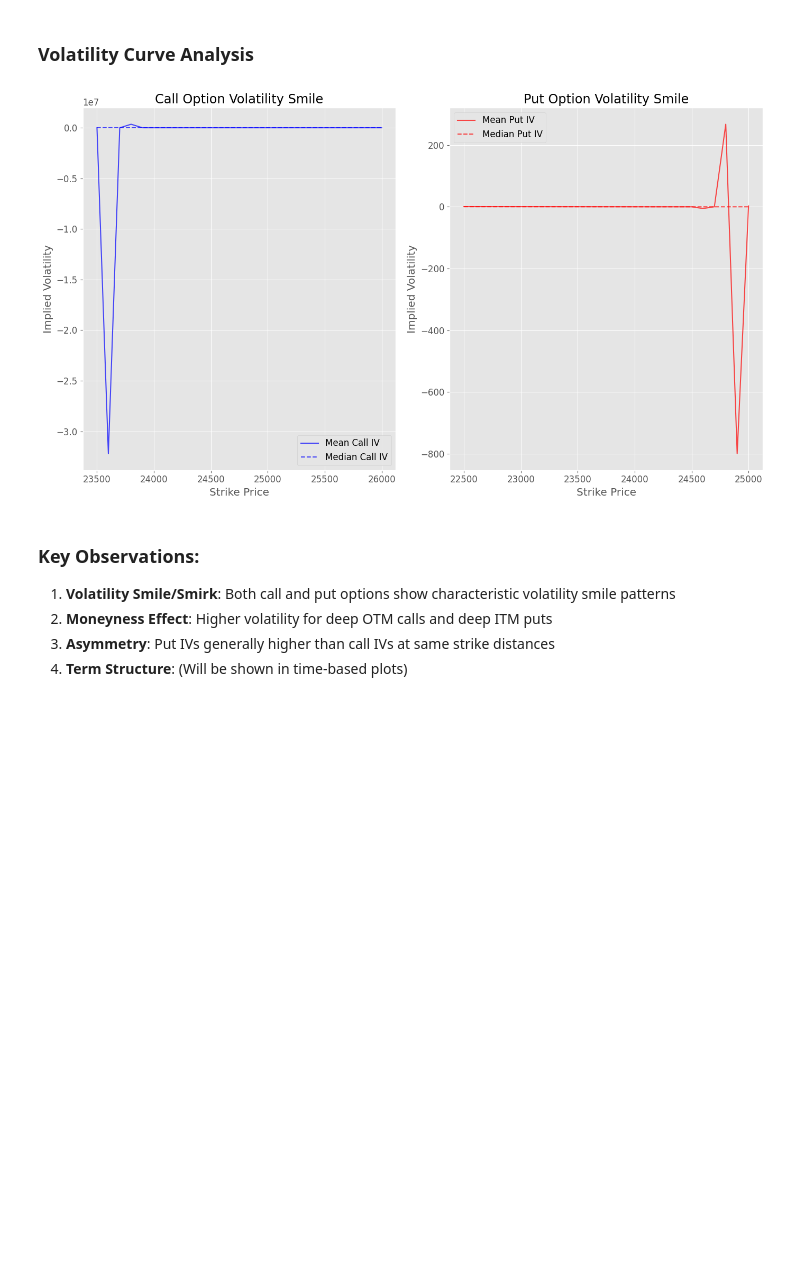
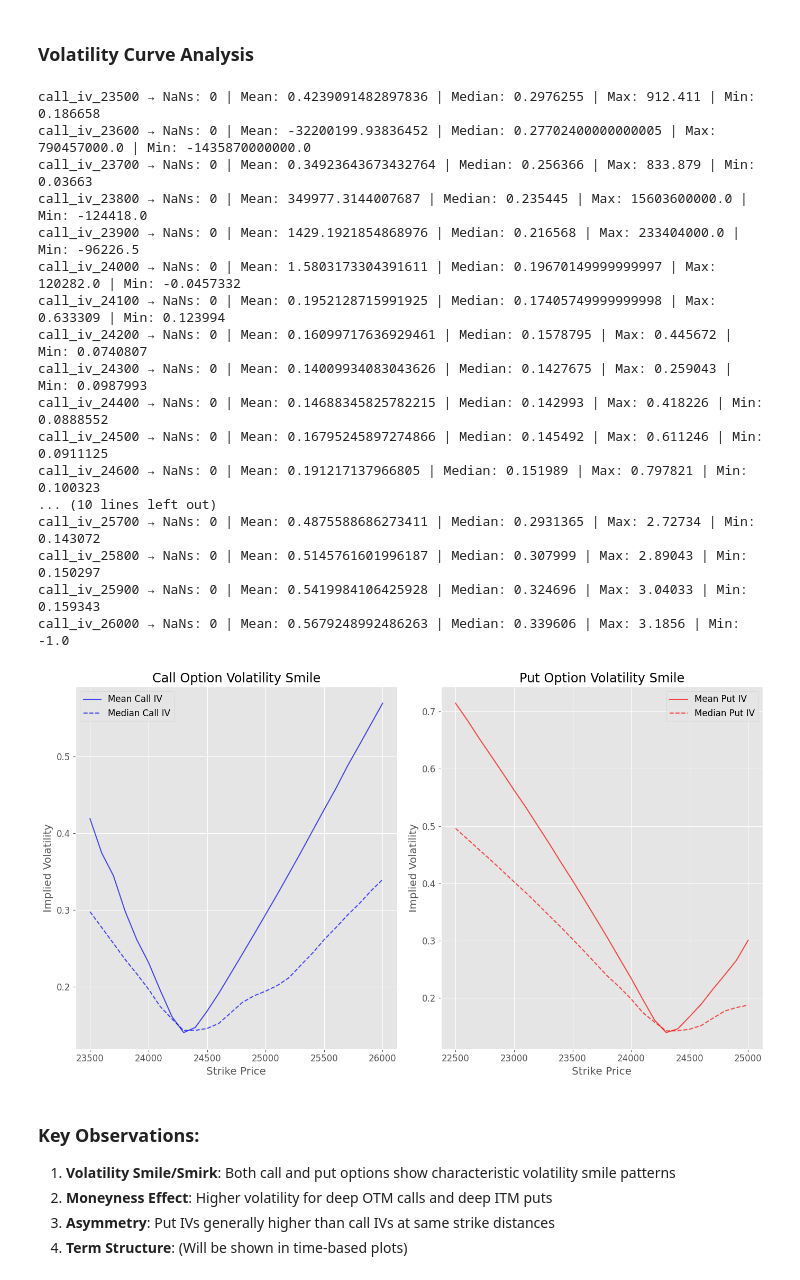
Before and after one commit to Anish-ai/nksr-volatility-prediction-competition, a Jupyter notebook: NIFTY50_EDA.ipynb, the cells around one changed output. Saved outputs shown, nothing was run; the diff lists cells and outputs as text; code cells hidden in the pictures; blank space fills up the shorter version.

```diff
--- a/NIFTY50_EDA.ipynb
+++ b/NIFTY50_EDA.ipynb
@@ -95,31 +95,60 @@ call_iv_medians = [train[f'call_iv_{int(k)}'].median() for k in call_strikes]
 put_iv_means = [train[f'put_iv_{int(k)}'].mean() for k in put_strikes]
 put_iv_medians = [train[f'put_iv_{int(k)}'].median() for k in put_strikes]
 # %%
+for k in call_strikes:
+    col = f'call_iv_{k}'
+    print(f"{col} → NaNs: {train[col].isna().sum()} | Mean: {train[col].mean()} | Median: {train[col].median()} | Max: {train[col].max()} | Min: {train[col].min()}")
+
+# Define a reasonable range for IVs (e.g., 0 to 5)
+def safe_mean(series):
+    return series[(series >= 0) & (series <= 5)].mean()
+
+call_iv_means = [safe_mean(train[f'call_iv_{k}']) for k in call_strikes]
+put_iv_means = [safe_mean(train[f'put_iv_{k}']) for k in put_strikes]
+
+
 # Plot volatility smile
 plt.figure(figsize=(14, 8))
 
 plt.subplot(1, 2, 1)
 plt.plot(call_strikes, call_iv_means, 'b-', label='Mean Call IV', alpha=0.7)
 plt.plot(call_strikes, call_iv_medians, 'b--', label='Median Call IV', alpha=0.7)
 plt.title('Call Option Volatility Smile')
 plt.xlabel('Strike Price')
 plt.ylabel('Implied Volatility')
 plt.legend()
 plt.grid(True)
 
 plt.subplot(1, 2, 2)
 plt.plot(put_strikes, put_iv_means, 'r-', label='Mean Put IV', alpha=0.7)
 plt.plot(put_strikes, put_iv_medians, 'r--', label='Median Put IV', alpha=0.7)
 plt.title('Put Option Volatility Smile')
 plt.xlabel('Strike Price')
 plt.ylabel('Implied Volatility')
 plt.legend()
 plt.grid(True)
 
 plt.tight_layout()
 plt.show()
 # %% [output]
+call_iv_23500 → NaNs: 0 | Mean: 0.4239091482897836 | Median: 0.2976255 | Max: 912.411 | Min: 0.186658
+call_iv_23600 → NaNs: 0 | Mean: -32200199.93836452 | Median: 0.27702400000000005 | Max: 790457000.0 | Min: -1435870000000.0
+call_iv_23700 → NaNs: 0 | Mean: 0.34923643673432764 | Median: 0.256366 | Max: 833.879 | Min: 0.03663
+call_iv_23800 → NaNs: 0 | Mean: 349977.3144007687 | Median: 0.235445 | Max: 15603600000.0 | Min: -124418.0
+call_iv_23900 → NaNs: 0 | Mean: 1429.1921854868976 | Median: 0.216568 | Max: 233404000.0 | Min: -96226.5
+call_iv_24000 → NaNs: 0 | Mean: 1.5803173304391611 | Median: 0.19670149999999997 | Max: 120282.0 | Min: -0.0457332
+call_iv_24100 → NaNs: 0 | Mean: 0.1952128715991925 | Median: 0.17405749999999998 | Max: 0.633309 | Min: 0.123994
+call_iv_24200 → NaNs: 0 | Mean: 0.16099717636929461 | Median: 0.1578795 | Max: 0.445672 | Min: 0.0740807
+call_iv_24300 → NaNs: 0 | Mean: 0.14009934083043626 | Median: 0.1427675 | Max: 0.259043 | Min: 0.0987993
+call_iv_24400 → NaNs: 0 | Mean: 0.14688345825782215 | Median: 0.142993 | Max: 0.418226 | Min: 0.0888552
+call_iv_24500 → NaNs: 0 | Mean: 0.16795245897274866 | Median: 0.145492 | Max: 0.611246 | Min: 0.0911125
+call_iv_24600 → NaNs: 0 | Mean: 0.191217137966805 | Median: 0.151989 | Max: 0.797821 | Min: 0.100323
+... (10 lines left out)
+call_iv_25700 → NaNs: 0 | Mean: 0.4875588686273411 | Median: 0.2931365 | Max: 2.72734 | Min: 0.143072
+call_iv_25800 → NaNs: 0 | Mean: 0.5145761601996187 | Median: 0.307999 | Max: 2.89043 | Min: 0.150297
+call_iv_25900 → NaNs: 0 | Mean: 0.5419984106425928 | Median: 0.324696 | Max: 3.04033 | Min: 0.159343
+call_iv_26000 → NaNs: 0 | Mean: 0.5679248992486263 | Median: 0.339606 | Max: 3.1856 | Min: -1.0
-[figure, old version]
+[figure, new version]
 # %% [markdown]
 ### Key Observations:
 1. **Volatility Smile/Smirk**: Both call and put options show characteristic volatility smile patterns
```
Also changed, not shown: parts of 1 cell of this notebook.
